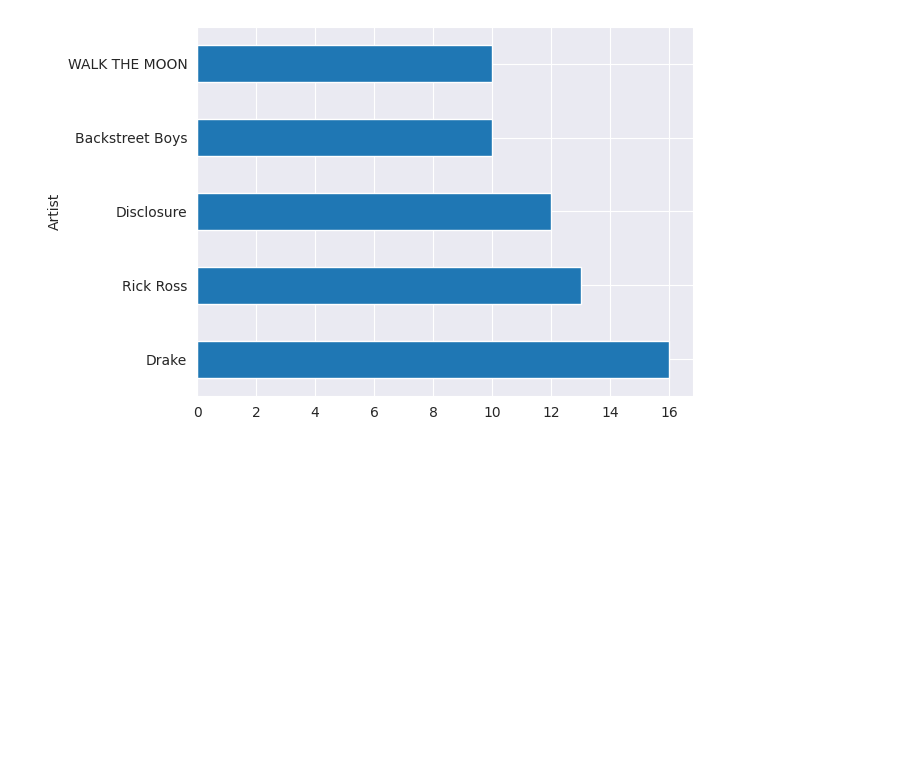
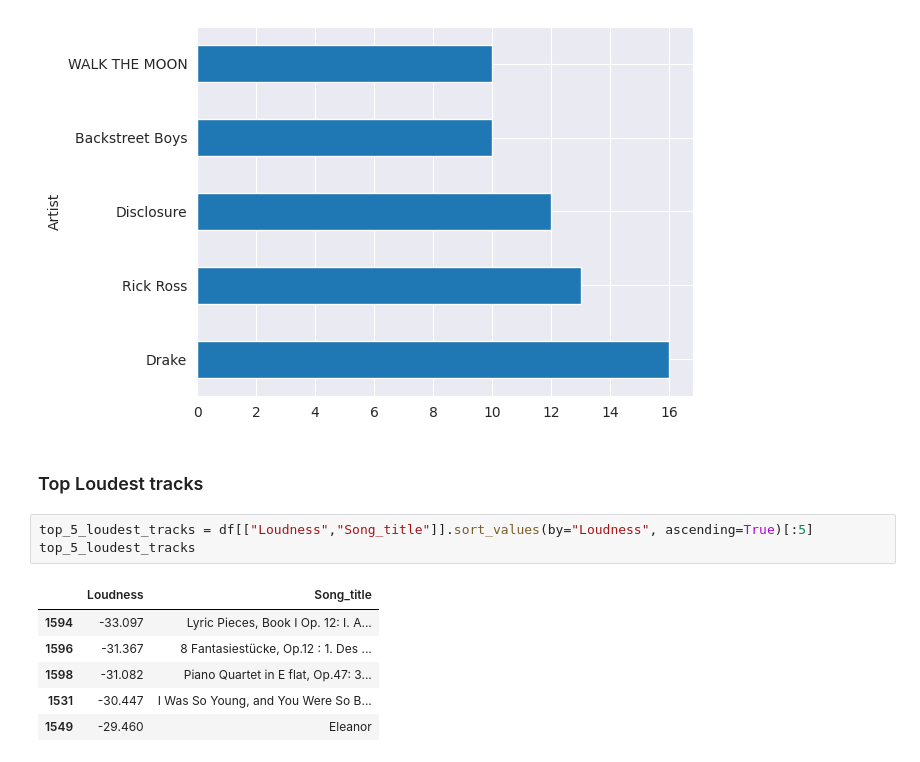
Before and after one commit to samwanyua/Exploratory-Data-Analysis-Project-Spotify-Dataset-Analysis, a Jupyter notebook: Notebook.ipynb, the cells around one changed output. Cells and saved outputs as stored; diff of their text form; blank space fills up the shorter version.

Commit message:
Get top 5 loudest tracks

```diff
--- a/Notebook.ipynb
+++ b/Notebook.ipynb
@@ -162,3 +162,15 @@ top_5_artists.plot.barh()
 plt.show()
 # %% [output]
 [figure]
+# %% [markdown]
+### Top Loudest tracks
+# %%
+top_5_loudest_tracks = df[["Loudness","Song_title"]].sort_values(by="Loudness", ascending=True)[:5]
+top_5_loudest_tracks
+# %% [output]
+|  | Loudness | Song_title |
+| 1594 | -33.097 | Lyric Pieces, Book I Op. 12: I. A... |
+| 1596 | -31.367 | 8 Fantasiestücke, Op.12 : 1. Des ... |
+| 1598 | -31.082 | Piano Quartet in E flat, Op.47: 3... |
+| 1531 | -30.447 | I Was So Young, and You Were So B... |
+| 1549 | -29.460 | Eleanor |
```
